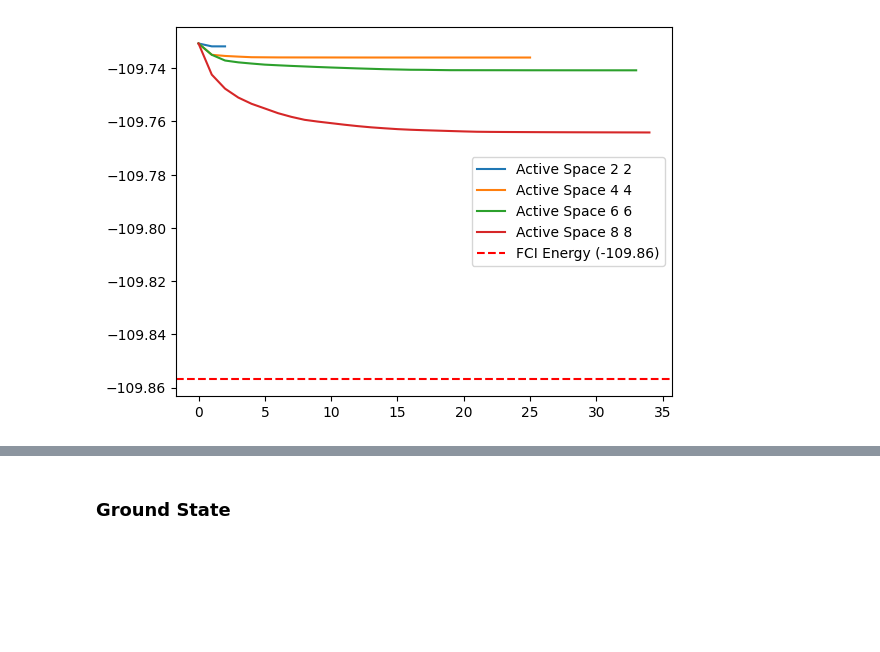
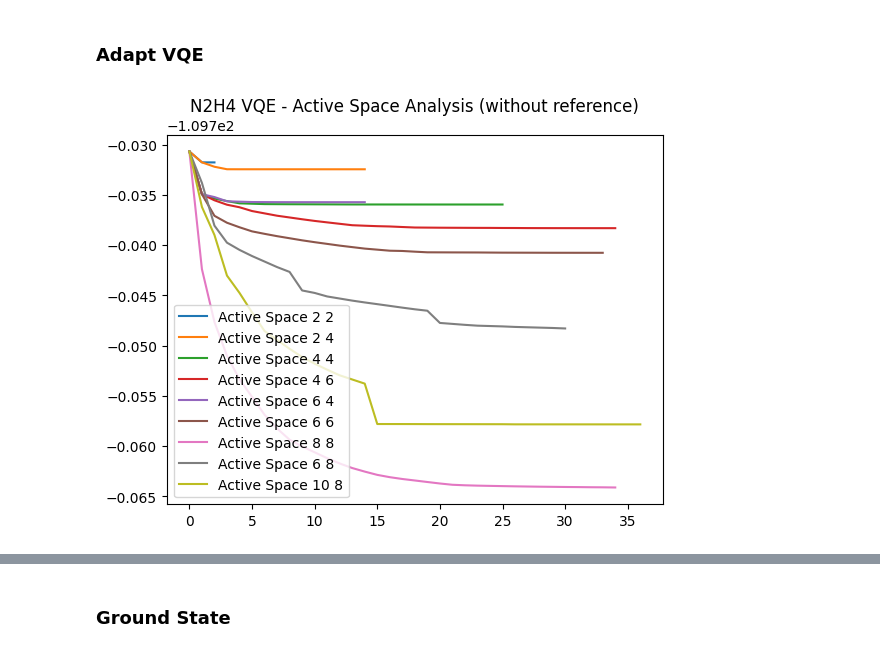
Before and after one commit to azhar-ikhtiarudin/variational-quantum-eigensolver, a Jupyter notebook: PennyLane/N2H4/active_space/data/visualizer.ipynb, the cells around one changed output, grey strips where cells are left out. Drawn from its saved outputs; the diff is of its cells as text; code cells hidden in the pictures; blank space fills up the shorter version.

```diff
--- a/PennyLane/N2H4/active_space/data/visualizer.ipynb
+++ b/PennyLane/N2H4/active_space/data/visualizer.ipynb
@@ -2,6 +2,8 @@
 import numpy as np
 import matplotlib.pyplot as plt
 au_to_kcal_conversion = 627.509474
+# %% [markdown]
+### Adapt VQE
 # %%
 data_3_2_2 = np.loadtxt('N2H4_3_2_2.txt', delimiter=',')
 data_3_2_4 = np.loadtxt('N2H4_3_2_4.txt', delimiter=',')
@@ -18,19 +20,20 @@ data_3_10_8 = np.loadtxt('N2H4_3_10_8.txt', delimiter=',')
 # %%
 import matplotlib.pyplot as plt
 
 plt.plot(data_3_2_2, label="Active Space 2 2")
-# plt.plot(data_3_2_4, label="Active Space 2 4")
+plt.plot(data_3_2_4, label="Active Space 2 4")
 plt.plot(data_3_4_4, label="Active Space 4 4")
-# plt.plot(data_3_4_6[:35], label="Active Space 4 6")
-# plt.plot(data_3_6_4, label="Active Space 6 4")
+plt.plot(data_3_4_6[:35], label="Active Space 4 6")
+plt.plot(data_3_6_4, label="Active Space 6 4")
 plt.plot(data_3_6_6[:34], label="Active Space 6 6")
 plt.plot(data_3_8_8, label="Active Space 8 8")
-# plt.plot(data_3_6_8, label="Active Space 6 8")
-# plt.plot(data_3_10_8, label="Active Space 10 8")
-# plt.axhline(y=-109.73067811, color='r', linestyle='--', label='Horizontal Line at -109.86')
-plt.axhline(y=-109.85695386832232, color='r', linestyle='--', label='FCI Energy (-109.86)')
+plt.plot(data_3_6_8, label="Active Space 6 8")
+plt.plot(data_3_10_8, label="Active Space 10 8")
+# plt.axhline(y=-109.73067811, color='r', linestyle='--', label='HF Energy -109.7307')
+# plt.axhline(y=-109.85695386832232, color='r', linestyle='--', label='FCI Energy (-109.8569)')
+
+plt.title('N2H4 VQE - Active Space Analysis (without reference)')
 plt.legend()
-
 plt.show()
 # %% [output]
-[figure, old version]
+[figure, new version]
```
Also changed, not shown: parts of 4 cells of this notebook, 26 other files.
